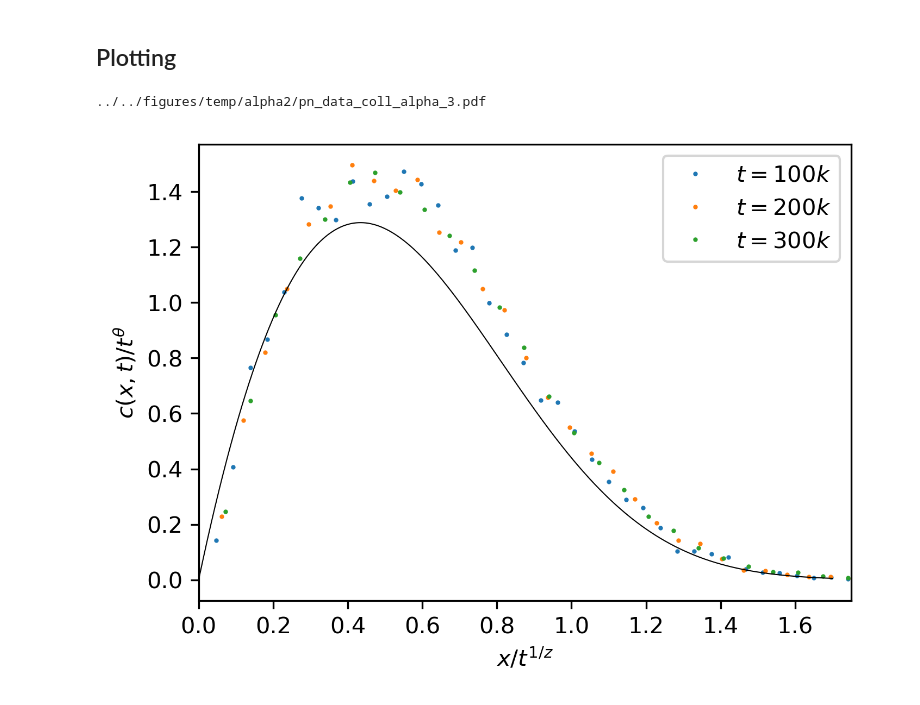
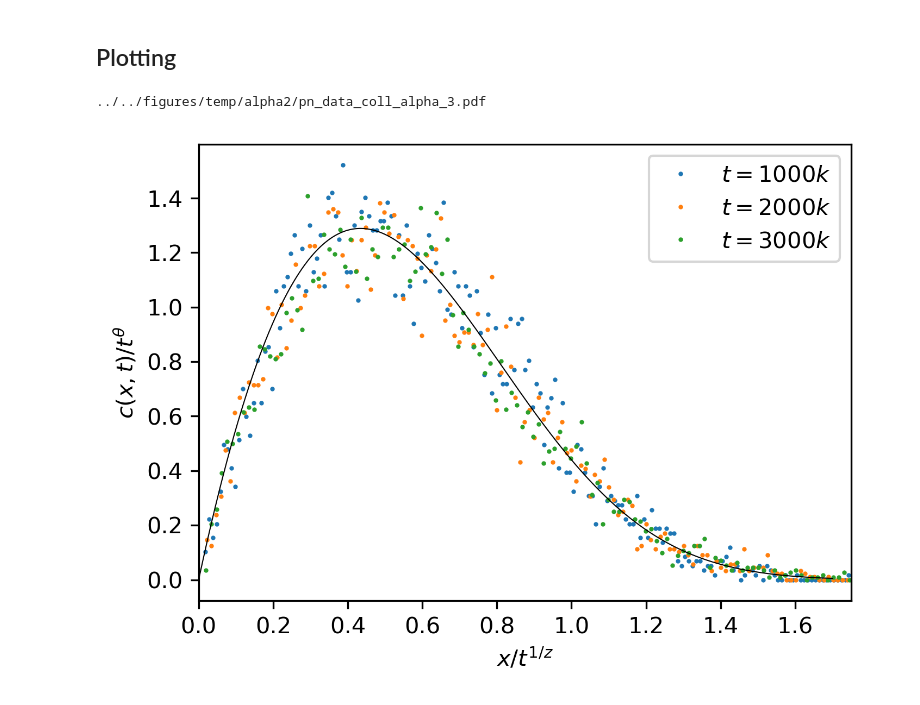
Before and after one commit to rahman-rakib/Stochastic-Fractal, a Jupyter notebook: main_jupyter/final/data_collapse_alpha_class.ipynb, the cells around one changed output. Saved outputs shown, nothing was run; the diff lists cells and outputs as text; code cells hidden in the pictures.

```diff
--- a/main_jupyter/final/data_collapse_alpha_class.ipynb
+++ b/main_jupyter/final/data_collapse_alpha_class.ipynb
@@ -8,9 +8,9 @@ import os
 alphap = 2
 probp = 0.75
 expon = 2 * alphap - 1
-ensemble_sizep = 50_0
-min_iterationp = 100_000
-bin_sizep = 0.001
+ensemble_sizep = 100*1
+min_iterationp = 1000_000
+bin_sizep = 0.0001
 # %% [markdown]
 ## Defining directory
 # %%
@@ -90,7 +90,8 @@ def plot_data(total_iteration):
     x,y = histrogram_data(ens_data)
     xi = x*total_iteration**(1/(2*alphap-1))
     phi = y/(total_iteration**((1+df)/(2*alphap-1)))
-    phi_analytic = ana_soln.phi_list(alphap,probp,xi)  # from class
+    xi, phi_analytic = ana_soln.phi_list(alphap,probp,xi)  # from class
+#     print(len(phi_analytic))
     a1_sum, a2_sum = fitting_parameter(phi, phi_analytic)
     print(a1_sum, ", ", a2_sum)
     return xi, phi, a1_sum, a2_sum
@@ -104,7 +105,6 @@ for i in range(3):
     a1_sum += a1
     a2_sum += a2
 
-for i in range(3):
-    time_t = min_iterationp*(i+1)
+for time_t in data_dict.keys():
     data_dict[time_t][1]*=(a1_sum/a2_sum)
 # %% [output]
@@ -142,23 +142,23 @@ for time_t in data_dict.keys():
 # %%
 fig, axes = plt.subplots(1,1,figsize = (5,3.5),dpi = 300)
 
 for i in range(3):
     time_t = min_iterationp*(i+1)
     x,y = data_dict[time_t]
-    plt.plot(x, y*0.7,"o", markersize=1,label=r"$t={}k$".format(str(int(time_t//1000))))
+    plt.plot(x, y,"o", markersize=1,label=r"$t={}k$".format(str(int(time_t//1000))))
 
 xi_th = np.linspace(0,1.7,8501)
 xis, phi_th = ana_soln.phi_list(alphap,probp,xi_th)  # from class
 plt.plot(xi_th, phi_th,color='black',linewidth=0.5)
 
 plt.legend(loc=1)
 plt.xlabel(r"$x/t^{1/z}$")
 plt.ylabel(r"$c(x,t)/t^\theta$")
 plt.xlim([0, 1.75])
 axes.set_position([0.15, 0.15, 0.8, 0.8])
 
 print(figure_name)
 # plt.savefig(figure_name)
 # %% [output]
 ../../figures/temp/alpha2/pn_data_coll_alpha_3.pdf
-[figure, old version]
+[figure, new version]
```
Also changed, not shown: parts of 2 cells of this notebook.
